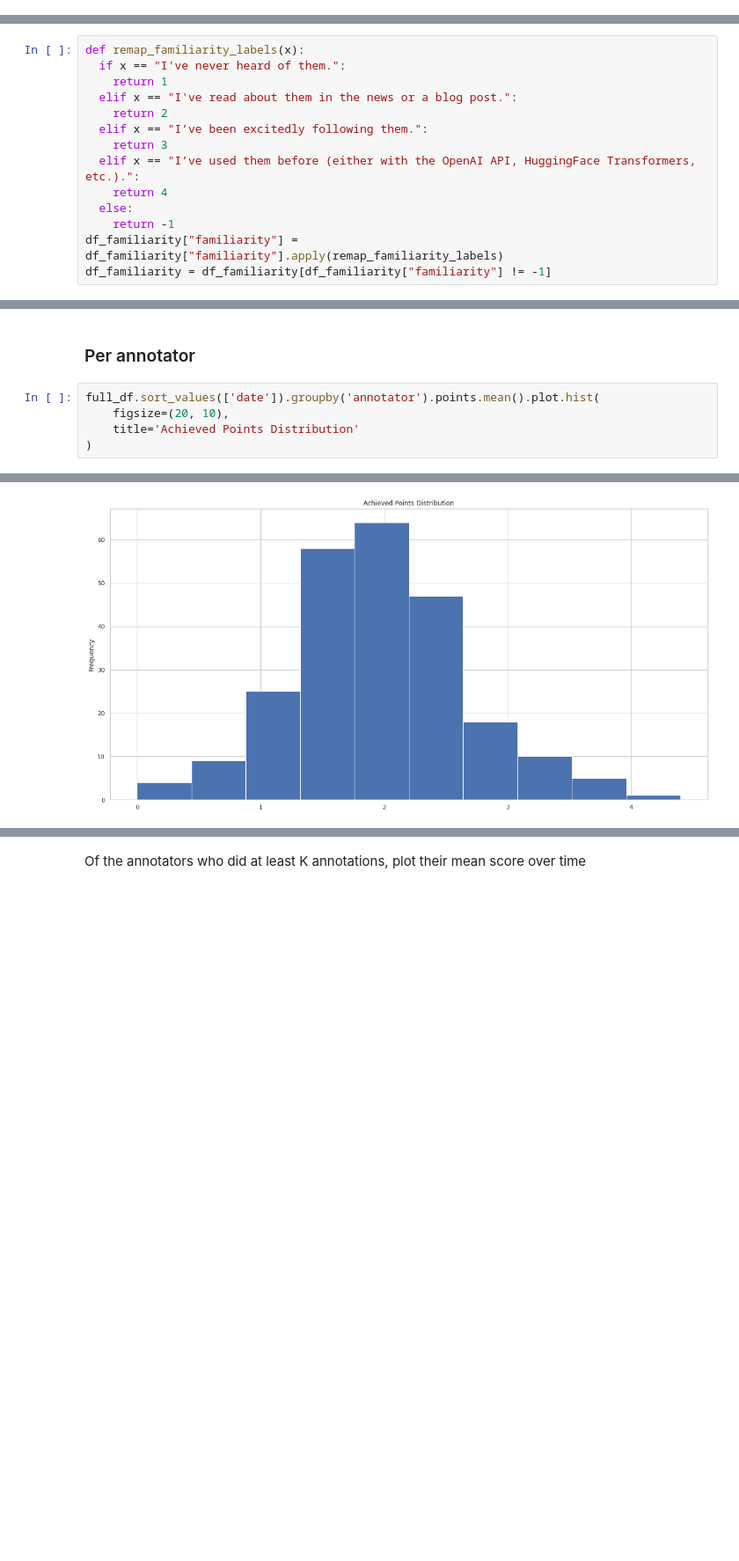
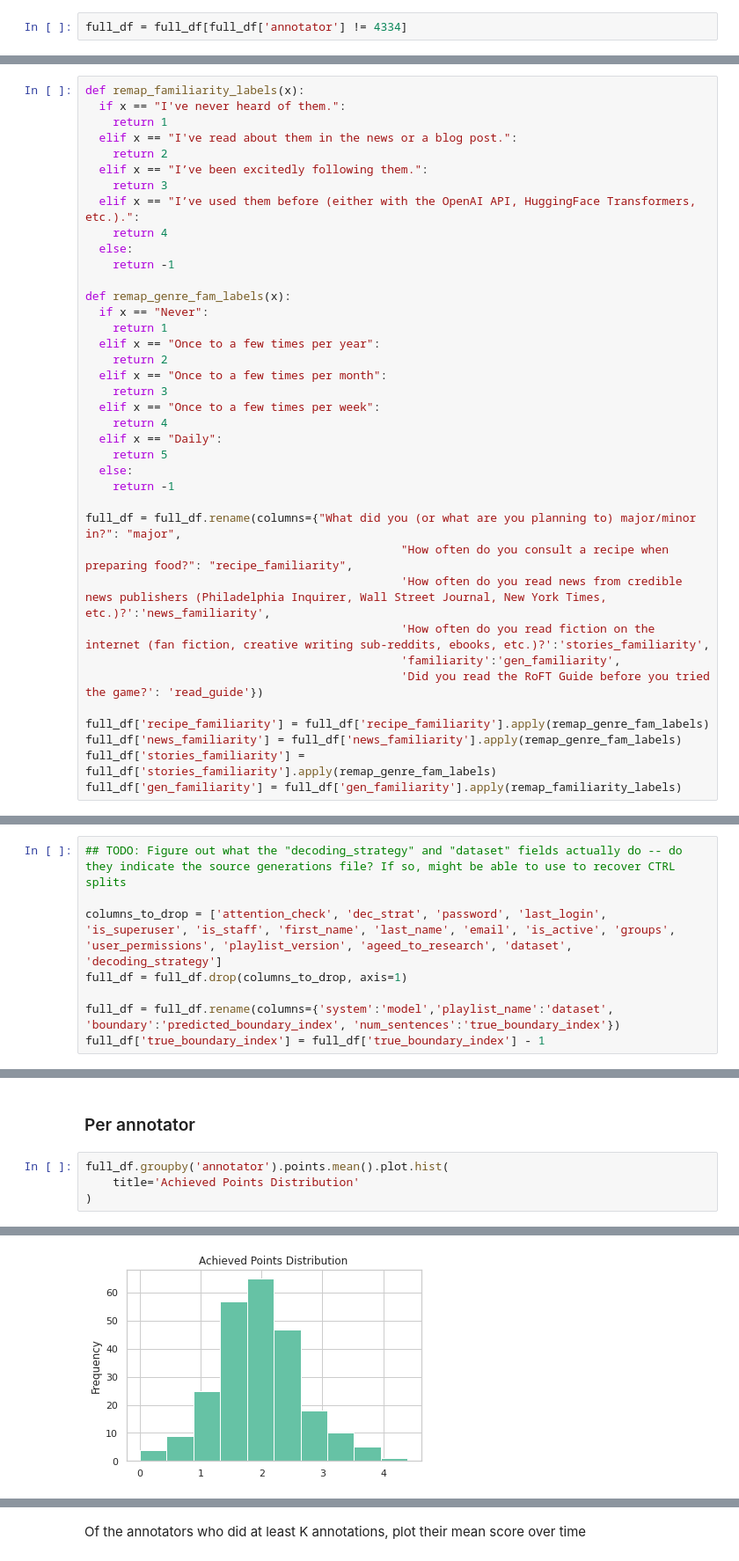
Before and after one commit to kirubarajan/roft, a Jupyter notebook: annotation/analysis/research.ipynb, the cells around one changed output, grey strips where cells are left out. Shown at 88% size. Saved outputs shown, nothing was run; the diff lists cells and outputs as text; blank space fills up the shorter version.

```diff
--- a/annotation/analysis/research.ipynb
+++ b/annotation/analysis/research.ipynb
@@ -166,0 +138,2 @@ Warning: total number of rows (27471) exceeds max_rows (20000). Falling back to
+# %%
+full_df = full_df[full_df['annotator'] != 4334]
@@ -183,5 +156,29 @@ def remap_familiarity_labels(x):
     return 4
   else:
     return -1
-df_familiarity["familiarity"] = df_familiarity["familiarity"].apply(remap_familiarity_labels)
-df_familiarity = df_familiarity[df_familiarity["familiarity"] != -1]
+
+def remap_genre_fam_labels(x):
+  if x == "Never":
+    return 1
+  elif x == "Once to a few times per year":
+    return 2
+  elif x == "Once to a few times per month":
+    return 3
+  elif x == "Once to a few times per week":
+    return 4
+  elif x == "Daily":
+    return 5
+  else:
+    return -1
+
+full_df = full_df.rename(columns={"What did you (or what are you planning to) major/minor in?": "major",
+                                              "How often do you consult a recipe when preparing food?": "recipe_familiarity",
+                                              'How often do you read news from credible news publishers (Philadelphia Inquirer, Wall Street Journal, New York Times, etc.)?':'news_familiarity',
+                                              'How often do you read fiction on the internet (fan fiction, creative writing sub-reddits, ebooks, etc.)?':'stories_familiarity',
+                                              'familiarity':'gen_familiarity',
+                                              'Did you read the RoFT Guide before you tried the game?': 'read_guide'})
+
+full_df['recipe_familiarity'] = full_df['recipe_familiarity'].apply(remap_genre_fam_labels)
+full_df['news_familiarity'] = full_df['news_familiarity'].apply(remap_genre_fam_labels)
+full_df['stories_familiarity'] = full_df['stories_familiarity'].apply(remap_genre_fam_labels)
+full_df['gen_familiarity'] = full_df['gen_familiarity'].apply(remap_familiarity_labels)
@@ -211,0 +309,8 @@ plt.ylim([-0.6, 5.5])
+# %%
+## TODO: Figure out what the "decoding_strategy" and "dataset" fields actually do -- do they indicate the source generations file? If so, might be able to use to recover CTRL splits
+
+columns_to_drop = ['attention_check', 'dec_strat', 'password', 'last_login', 'is_superuser', 'is_staff', 'first_name', 'last_name', 'email', 'is_active', 'groups', 'user_permissions', 'playlist_version', 'ageed_to_research', 'dataset', 'decoding_strategy']
+full_df = full_df.drop(columns_to_drop, axis=1)
+
+full_df = full_df.rename(columns={'system':'model','playlist_name':'dataset', 'boundary':'predicted_boundary_index', 'num_sentences':'true_boundary_index'})
+full_df['true_boundary_index'] = full_df['true_boundary_index'] - 1
@@ -411,10 +553,9 @@ save("point_distribution.pdf")
 # %% [markdown]
 ### Per annotator
 # %%
-full_df.sort_values(['date']).groupby('annotator').points.mean().plot.hist(
-    figsize=(20, 10),
+full_df.groupby('annotator').points.mean().plot.hist(
     title='Achieved Points Distribution'
 )
 # %% [output]
 <matplotlib.axes._subplots.AxesSubplot at 0x...>
-[figure, old version]
+[figure, new version]
```
Also changed, not shown: parts of 68 cells of this notebook.
